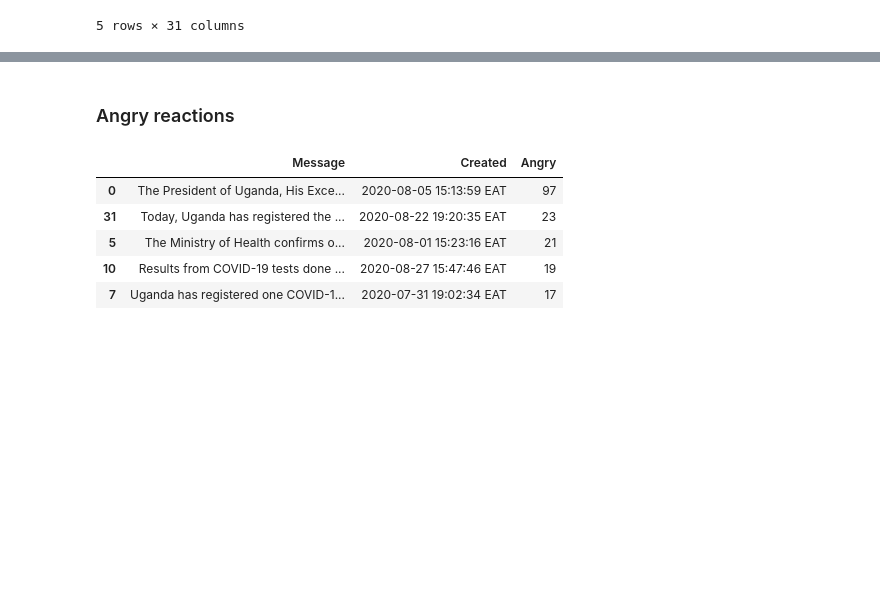
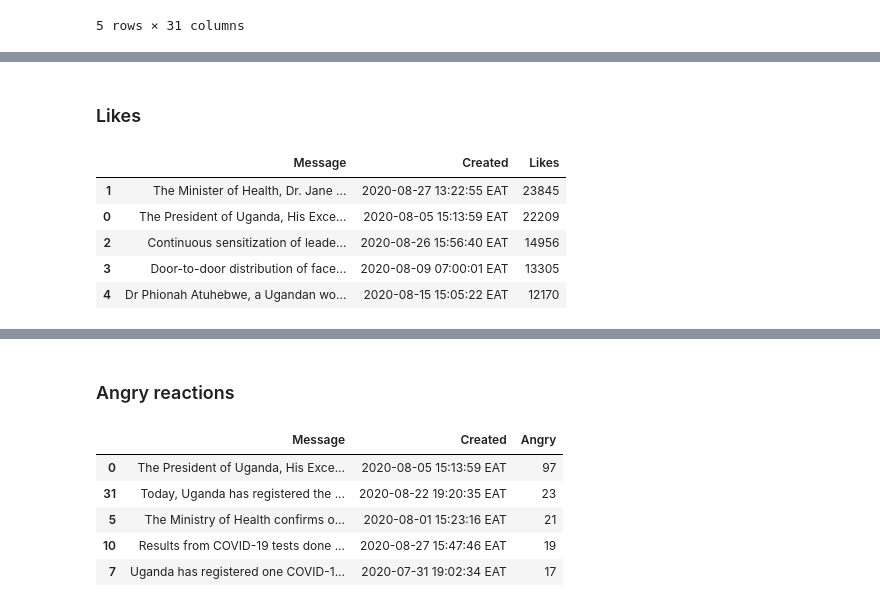
Before and after one commit to SunbirdAI/covid19-uganda-facebook-data-analysis, a Jupyter notebook: MoH page posts.ipynb, the cells around one changed output, grey strips where cells are left out. Drawn from its saved outputs; the diff is of its cells as text; code cells hidden in the pictures; blank space fills up the shorter version.

```diff
--- a/MoH page posts.ipynb
+++ b/MoH page posts.ipynb
@@ -37,0 +38,11 @@ posts.plot.area(x='Created', y=['Total Interactions'], color='Green', alpha=0.4,
+# %% [markdown]
+### Likes
+# %%
+posts[['Message', 'Created', 'Likes']].sort_values(by='Likes', ascending=False).head()
+# %% [output]
+|  | Message | Created | Likes |
+| 1 | The Minister of Health, Dr. Jane ... | 2020-08-27 13:22:55 EAT | 23845 |
+| 0 | The President of Uganda, His Exce... | 2020-08-05 15:13:59 EAT | 22209 |
+| 2 | Continuous sensitization of leade... | 2020-08-26 15:56:40 EAT | 14956 |
+| 3 | Door-to-door distribution of face... | 2020-08-09 07:00:01 EAT | 13305 |
+| 4 | Dr Phionah Atuhebwe, a Ugandan wo... | 2020-08-15 15:05:22 EAT | 12170 |
```
Also changed, not shown: parts of 4 cells of this notebook.
